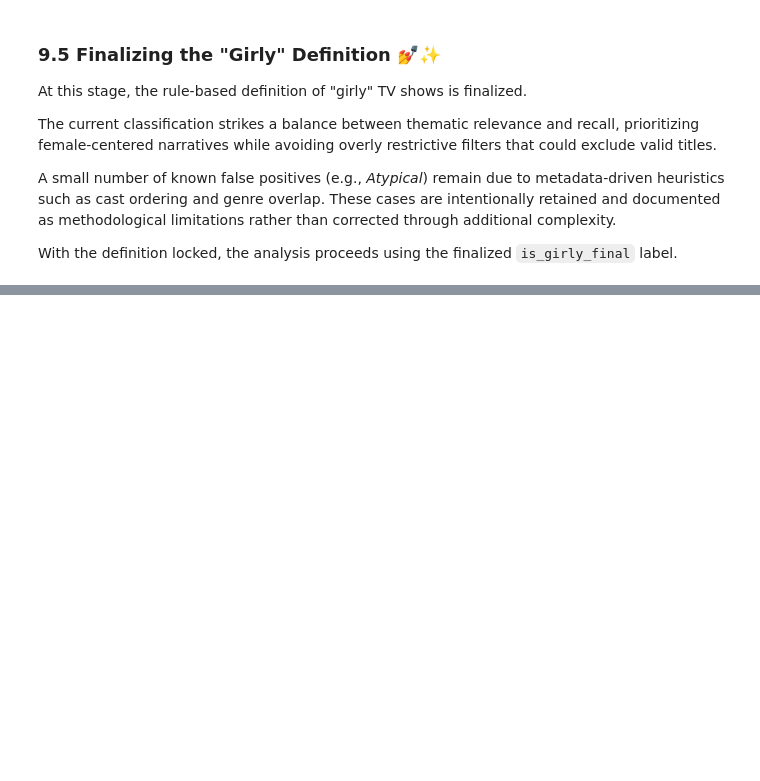
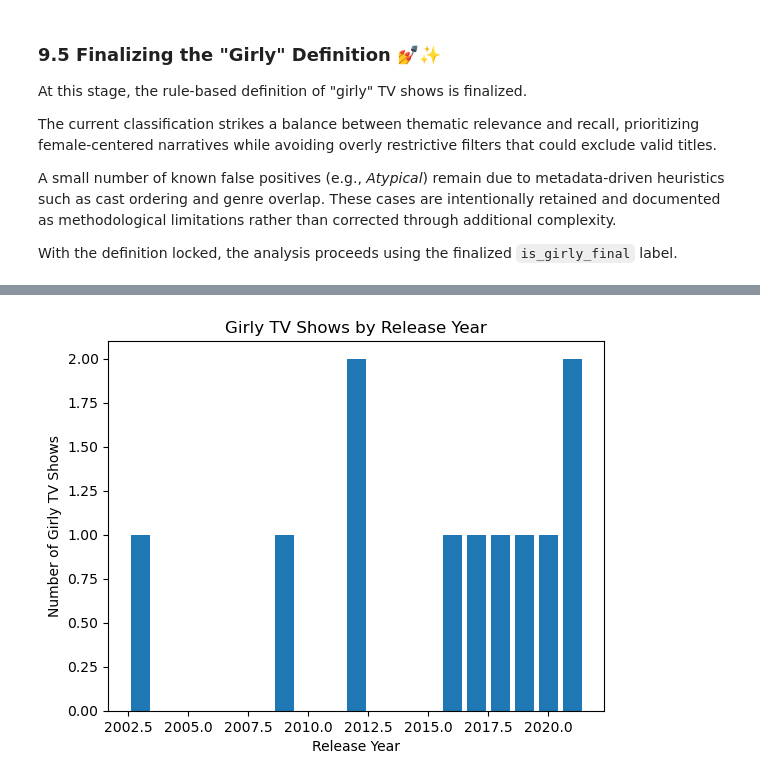
Before and after one commit to nesli10/netflix-girly-shows-analysis, a Jupyter notebook: notebooks/01_data_overview.ipynb, the cells around one changed output, grey strips where cells are left out. Saved outputs shown, nothing was run; the diff lists cells and outputs as text; code cells hidden in the pictures; blank space fills up the shorter version.

Commit message:
datasetimizden diziler ve girly dizilerin karşılaştırması yapıldı ve bu dizilerin yıllara bağlı oranı ve analizi yapıldı.

```diff
--- a/notebooks/01_data_overview.ipynb
+++ b/notebooks/01_data_overview.ipynb
@@ -365,0 +426,10 @@ With the definition locked, the analysis proceeds using the finalized
+# %%
+girly_by_year = (
+    girly_female_led[girly_female_led["is_girly_final"] == True]
+    .groupby("release_year")
+    .size()
+    .reset_index(name="girly_show_count")
+    .sort_values("release_year")
+)
+
+girly_by_year
@@ -365,0 +447,14 @@ With the definition locked, the analysis proceeds using the finalized
+# %%
+import matplotlib.pyplot as plt
+
+plt.figure()
+plt.bar(
+    girly_by_year["release_year"],
+    girly_by_year["girly_show_count"]
+)
+plt.xlabel("Release Year")
+plt.ylabel("Number of Girly TV Shows")
+plt.title("Girly TV Shows by Release Year")
+plt.show()
+# %% [output]
+[figure, added]
```
Also changed, not shown: parts of 8 cells of this notebook.
